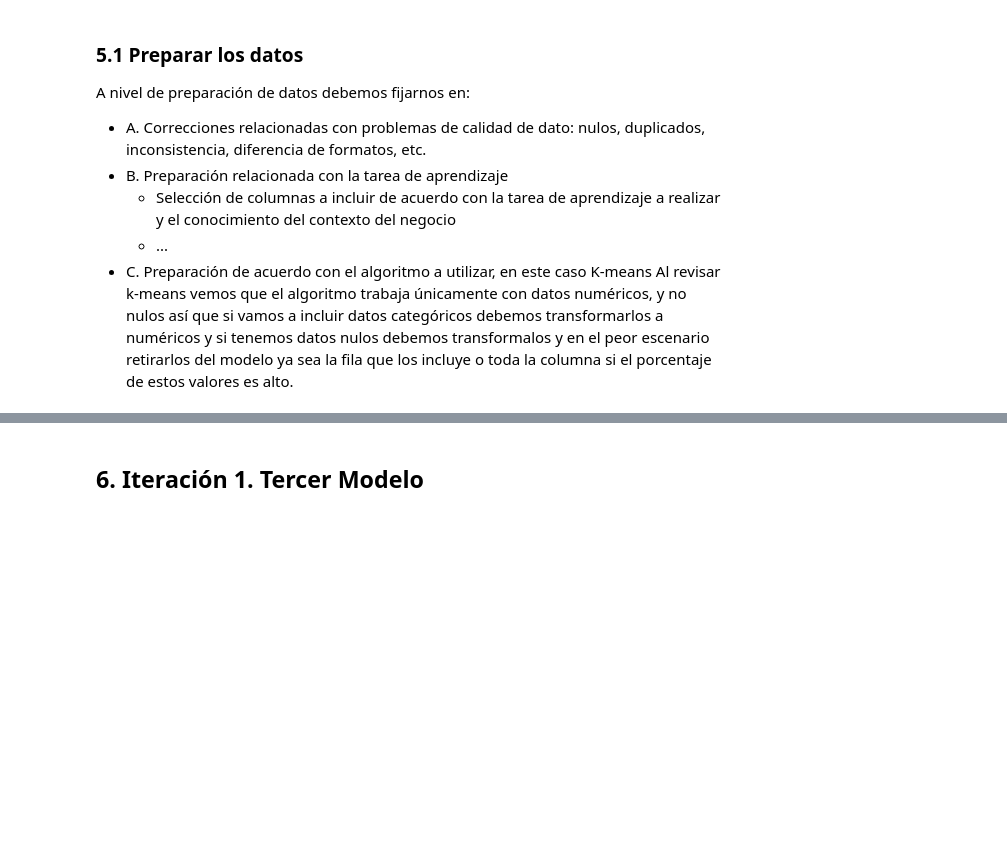
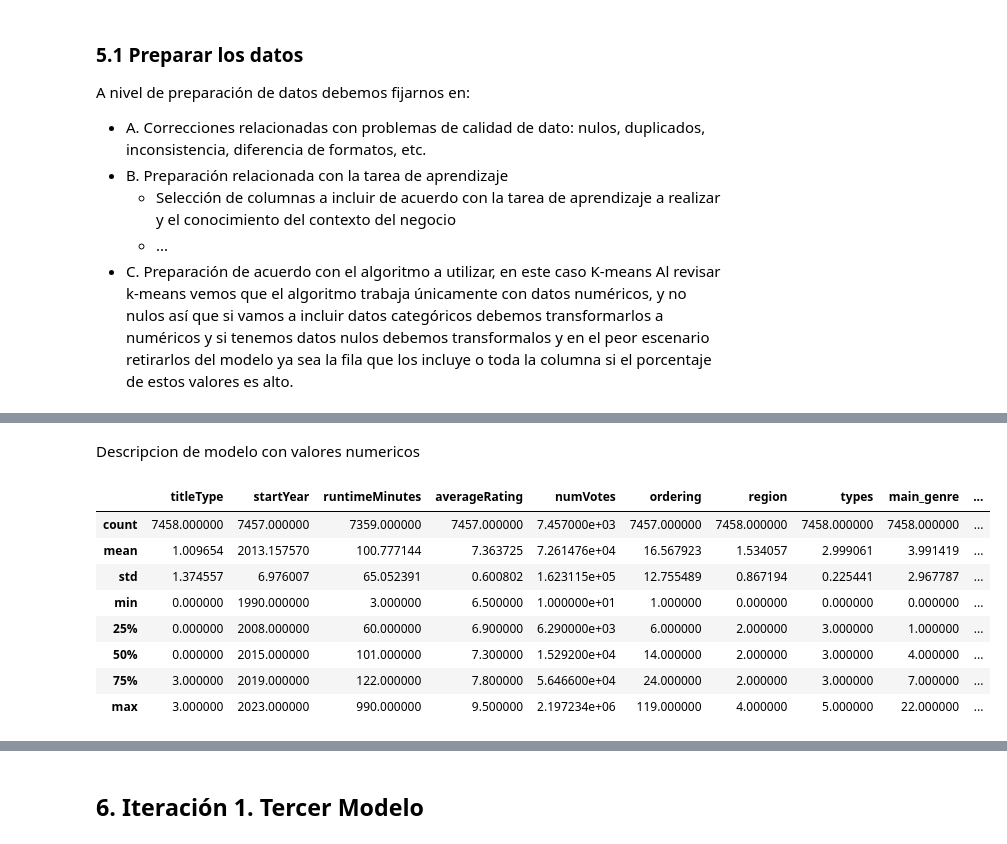
Before and after one commit to BI-Bernal-Diaz-Serrano/Lab1, a Jupyter notebook: main.ipynb, the cells around one changed output, grey strips where cells are left out. Cells and saved outputs as stored; diff of their text form; code cells hidden in the pictures; blank space fills up the shorter version.

```diff
--- a/main.ipynb
+++ b/main.ipynb
@@ -527,0 +645,14 @@ A nivel de preparación de datos debemos fijarnos en:
+# %% [markdown]
+Descripcion de modelo con valores numericos
+# %%
+df_moviesAlgoritmo2.describe()
+# %% [output]
+|  | titleType | startYear | runtimeMinutes | averageRating | numVotes | ordering | region | types | main_genre | ... |
+| count | 7458.000000 | 7457.000000 | 7359.000000 | 7457.000000 | 7.457000e+03 | 7457.000000 | 7458.000000 | 7458.000000 | 7458.000000 | ... |
+| mean | 1.009654 | 2013.157570 | 100.777144 | 7.363725 | 7.261476e+04 | 16.567923 | 1.534057 | 2.999061 | 3.991419 | ... |
+| std | 1.374557 | 6.976007 | 65.052391 | 0.600802 | 1.623115e+05 | 12.755489 | 0.867194 | 0.225441 | 2.967787 | ... |
+| min | 0.000000 | 1990.000000 | 3.000000 | 6.500000 | 1.000000e+01 | 1.000000 | 0.000000 | 0.000000 | 0.000000 | ... |
+| 25% | 0.000000 | 2008.000000 | 60.000000 | 6.900000 | 6.290000e+03 | 6.000000 | 2.000000 | 3.000000 | 1.000000 | ... |
+| 50% | 0.000000 | 2015.000000 | 101.000000 | 7.300000 | 1.529200e+04 | 14.000000 | 2.000000 | 3.000000 | 4.000000 | ... |
+| 75% | 3.000000 | 2019.000000 | 122.000000 | 7.800000 | 5.646600e+04 | 24.000000 | 2.000000 | 3.000000 | 7.000000 | ... |
+| max | 3.000000 | 2023.000000 | 990.000000 | 9.500000 | 2.197234e+06 | 119.000000 | 4.000000 | 5.000000 | 22.000000 | ... |
```
Also changed, not shown: parts of 39 cells of this notebook.
